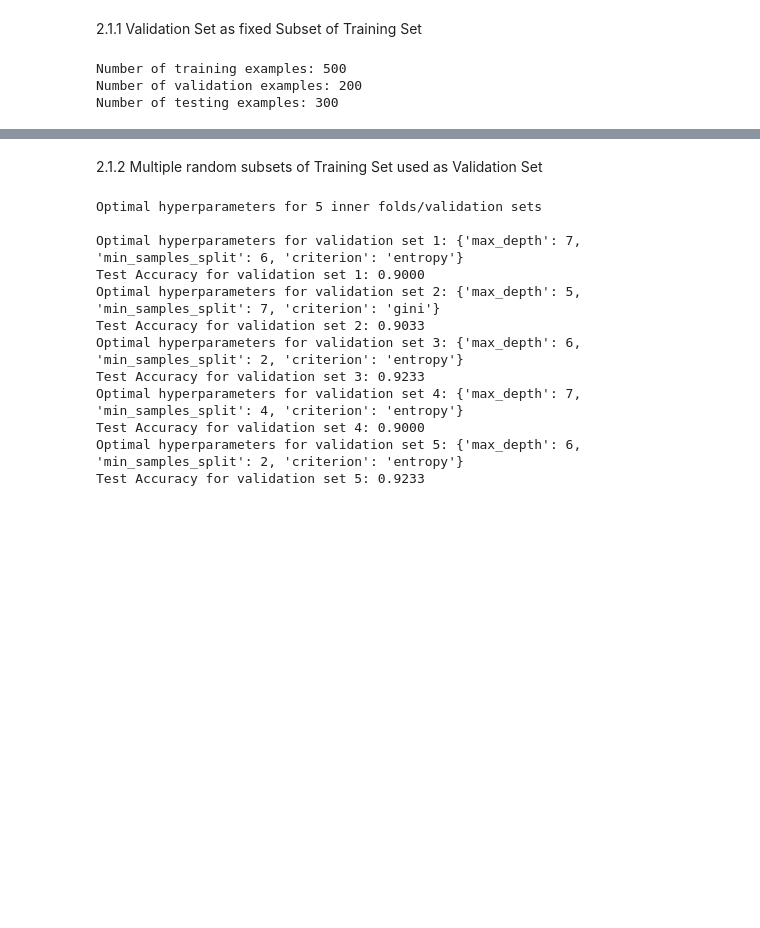
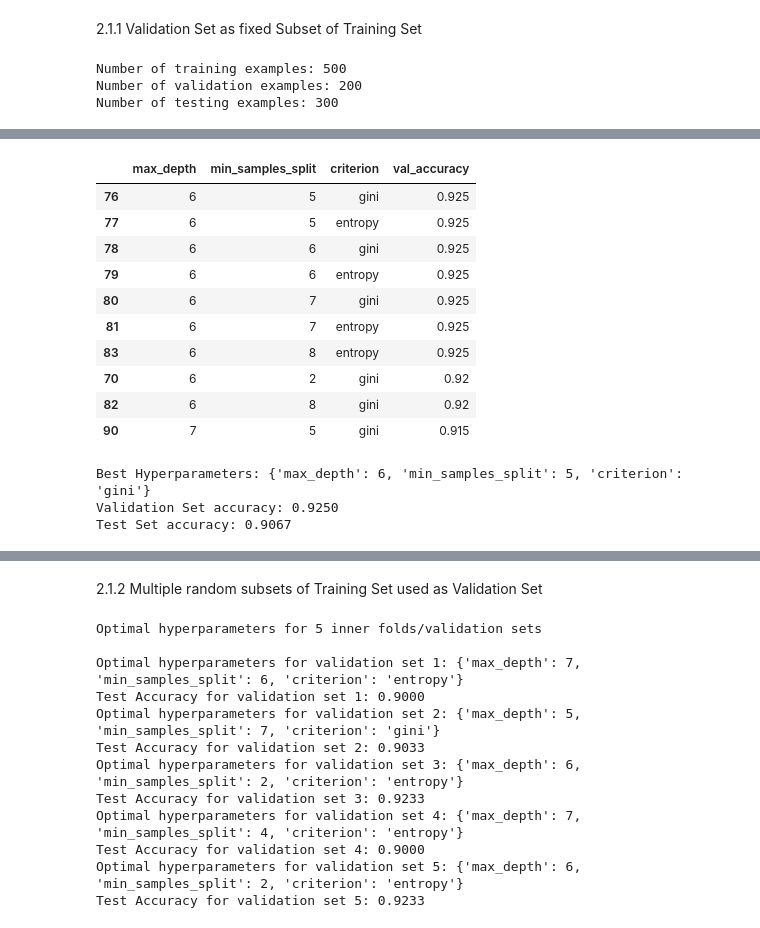
Before and after one commit to nipunbatra/ml-teaching, a Jupyter notebook: notebooks/hyperparams-experiments.ipynb, the cells around one changed output, grey strips where cells are left out. Drawn from its saved outputs; the diff is of its cells as text; code cells hidden in the pictures; blank space fills up the shorter version.

```diff
--- a/notebooks/hyperparams-experiments.ipynb
+++ b/notebooks/hyperparams-experiments.ipynb
@@ -216,0 +257,14 @@ Test Set accuracy: 0.9067
+# %%
+hparam_df.sort_values(by='val_accuracy', ascending=False).head(10)
+# %% [output]
+|  | max_depth | min_samples_split | criterion | val_accuracy |
+| 76 | 6 | 5 | gini | 0.925 |
+| 77 | 6 | 5 | entropy | 0.925 |
+| 78 | 6 | 6 | gini | 0.925 |
+| 79 | 6 | 6 | entropy | 0.925 |
+| 80 | 6 | 7 | gini | 0.925 |
+| 81 | 6 | 7 | entropy | 0.925 |
+| 83 | 6 | 8 | entropy | 0.925 |
+| 70 | 6 | 2 | gini | 0.92 |
+| 82 | 6 | 8 | gini | 0.92 |
+| 90 | 7 | 5 | gini | 0.915 |
@@ -216,0 +275,16 @@ Test Set accuracy: 0.9067
+# %%
+# Evaluate the performance of the selected hyperparameter combination on the test set
+dt_classifier = DecisionTreeClassifier(max_depth=best_hyperparameters['max_depth'],
+                                       min_samples_split=best_hyperparameters['min_samples_split'],
+                                       criterion=best_hyperparameters['criterion'],
+                                       random_state=42)
+dt_classifier.fit(X_train_val, y_train_val)
+test_accuracy = dt_classifier.score(X_test, y_test)
+
+print("Best Hyperparameters:", best_hyperparameters)
+print("Validation Set accuracy: {:.4f}".format(best_accuracy))
+print("Test Set accuracy: {:.4f}".format(test_accuracy))
+# %% [output]
+Best Hyperparameters: {'max_depth': 6, 'min_samples_split': 5, 'criterion': 'gini'}
+Validation Set accuracy: 0.9250
+Test Set accuracy: 0.9067
```
Also changed, not shown: parts of 20 cells of this notebook.
